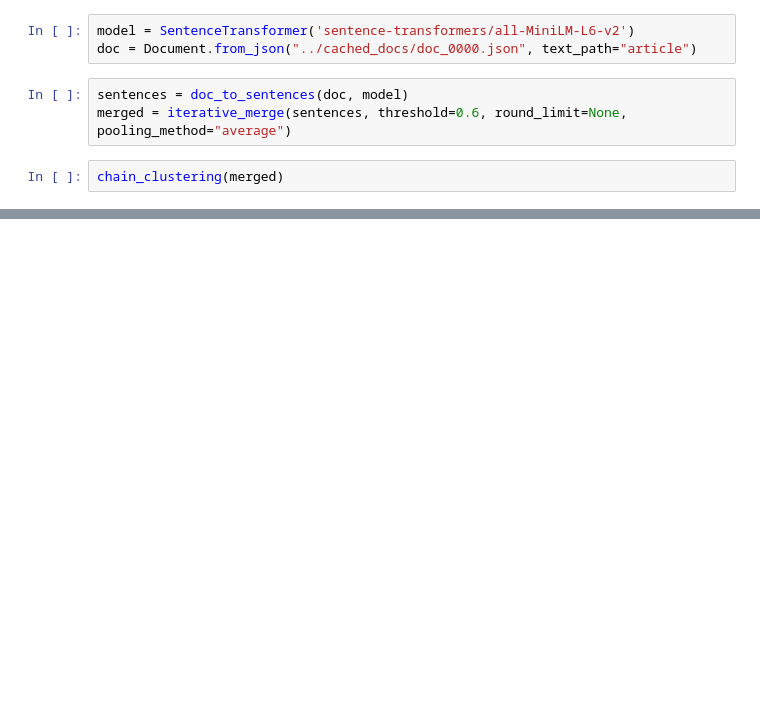
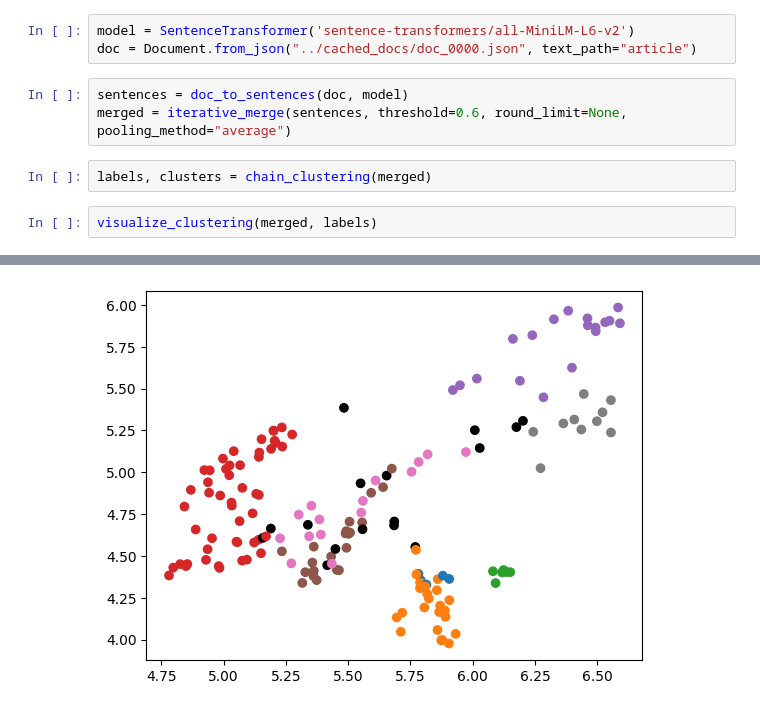
Before and after one commit to PKalozoumis/CEID-Thesis-2025, a Jupyter notebook: notebooks/clustering.ipynb, the cells around one changed output, grey strips where cells are left out. Saved outputs shown, nothing was run; the diff lists cells and outputs as text; blank space fills up the shorter version.

```diff
--- a/notebooks/clustering.ipynb
+++ b/notebooks/clustering.ipynb
@@ -21,5 +18,8 @@ doc = Document.from_json("../cached_docs/doc_0000.json", text_path="article")
 # %%
 sentences = doc_to_sentences(doc, model)
 merged = iterative_merge(sentences, threshold=0.6, round_limit=None, pooling_method="average")
-# %%
-chain_clustering(merged)
+# %%
+labels, clusters = chain_clustering(merged)
+# %%
+visualize_clustering(merged, labels)
+# %% [output]
@@ -25,0 +27 @@ chain_clustering(merged)
+[figure, added]
```
Also changed, not shown: parts of 4 cells of this notebook, 5 other files.
